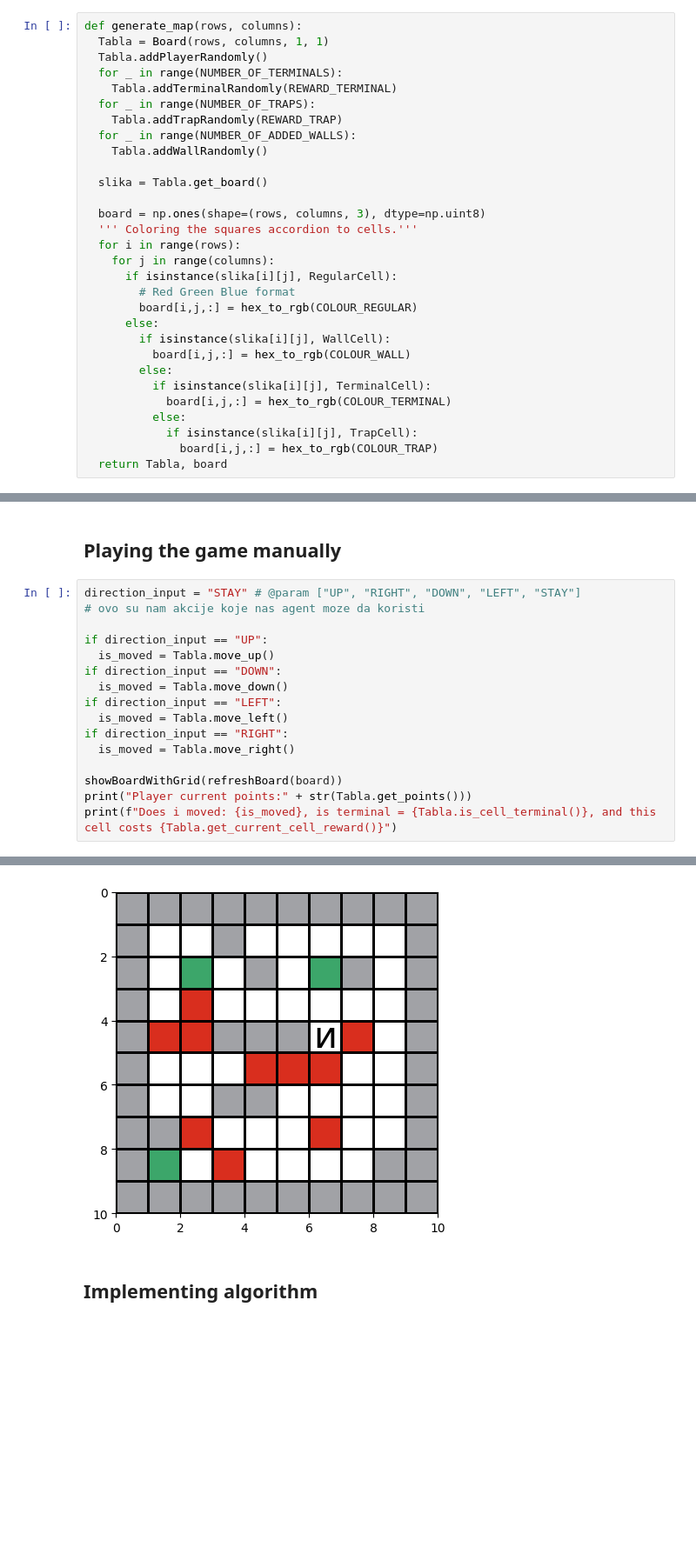
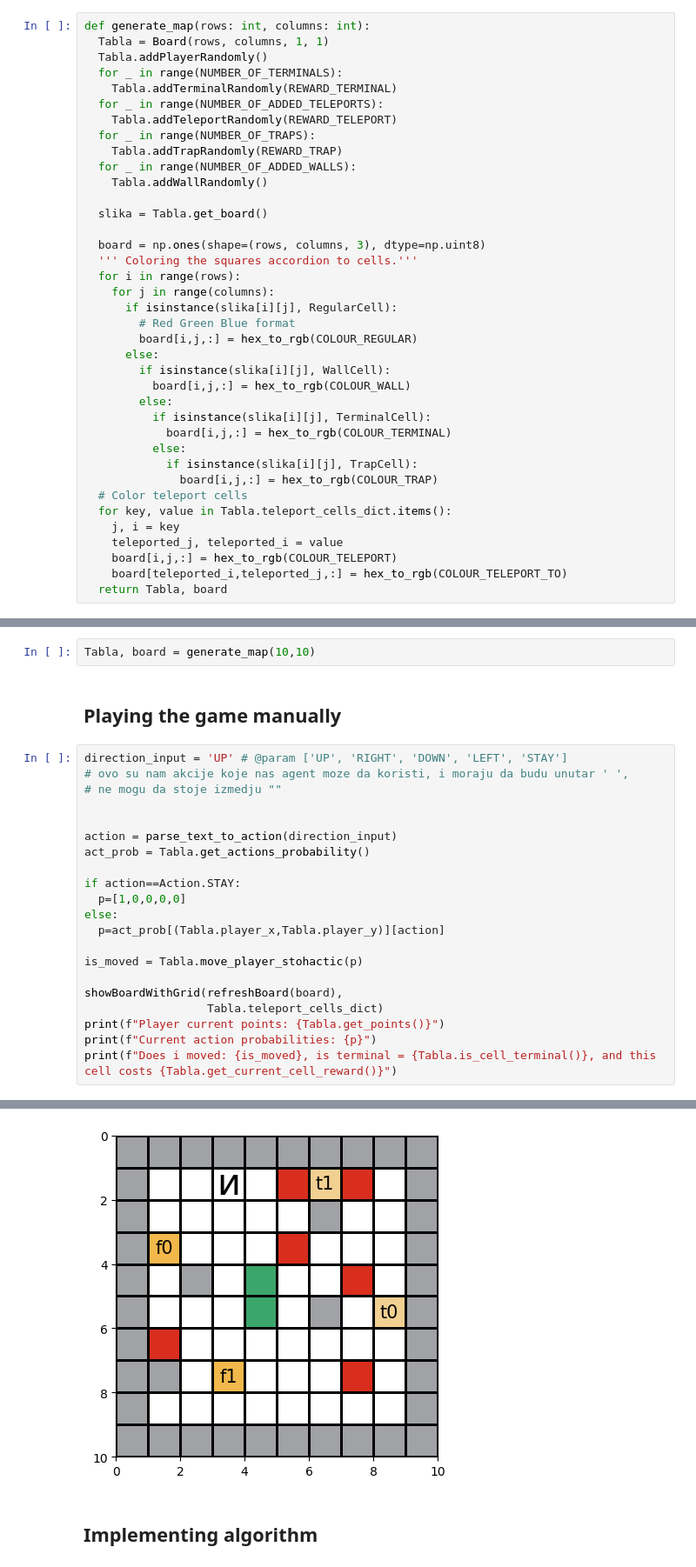
Before and after one commit to djole07/Maze, a Jupyter notebook: maze.ipynb, the cells around one changed output, grey strips where cells are left out. Shown at 87% size. Drawn from its saved outputs; the diff is of its cells as text; blank space fills up the shorter version.

```diff
--- a/maze.ipynb
+++ b/maze.ipynb
@@ -376,9 +576,11 @@ def hex_to_rgb(hex_value):
 # %%
-def generate_map(rows, columns):
+def generate_map(rows: int, columns: int):
   Tabla = Board(rows, columns, 1, 1)
   Tabla.addPlayerRandomly()
   for _ in range(NUMBER_OF_TERMINALS):
     Tabla.addTerminalRandomly(REWARD_TERMINAL)
+  for _ in range(NUMBER_OF_ADDED_TELEPORTS):
+    Tabla.addTeleportRandomly(REWARD_TELEPORT)
   for _ in range(NUMBER_OF_TRAPS):
     Tabla.addTrapRandomly(REWARD_TRAP)
   for _ in range(NUMBER_OF_ADDED_WALLS):
@@ -402,4 +604,10 @@ def generate_map(rows, columns):
           else:
             if isinstance(slika[i][j], TrapCell):
               board[i,j,:] = hex_to_rgb(COLOUR_TRAP)
+  # Color teleport cells
+  for key, value in Tabla.teleport_cells_dict.items():
+    j, i = key
+    teleported_j, teleported_i = value
+    board[i,j,:] = hex_to_rgb(COLOUR_TELEPORT)
+    board[teleported_i,teleported_j,:] = hex_to_rgb(COLOUR_TELEPORT_TO)
   return Tabla, board
@@ -463,19 +614,26 @@ for i in range(ROWS):
+# %%
+Tabla, board = generate_map(10,10)
 # %% [markdown]
 ## Playing the game manually
 # %%
-direction_input = "STAY" # @param ["UP", "RIGHT", "DOWN", "LEFT", "STAY"]
-# ovo su nam akcije koje nas agent moze da koristi
+direction_input = 'UP' # @param ['UP', 'RIGHT', 'DOWN', 'LEFT', 'STAY']
+# ovo su nam akcije koje nas agent moze da koristi, i moraju da budu unutar ' ',
+# ne mogu da stoje izmedju ""
 
-if direction_input == "UP":
-  is_moved = Tabla.move_up()
-if direction_input == "DOWN":
-  is_moved = Tabla.move_down()
-if direction_input == "LEFT":
-  is_moved = Tabla.move_left()
-if direction_input == "RIGHT":
-  is_moved = Tabla.move_right()
 
-showBoardWithGrid(refreshBoard(board))
-print("Player current points:" + str(Tabla.get_points()))
+action = parse_text_to_action(direction_input)
+act_prob = Tabla.get_actions_probability()
+
+if action==Action.STAY:
+  p=[1,0,0,0,0]
+else:
+  p=act_prob[(Tabla.player_x,Tabla.player_y)][action]
+
+is_moved = Tabla.move_player_stohactic(p)
+
+showBoardWithGrid(refreshBoard(board),
+                  Tabla.teleport_cells_dict)
+print(f"Player current points: {Tabla.get_points()}")
+print(f"Current action probabilities: {p}")
 print(f"Does i moved: {is_moved}, is terminal = {Tabla.is_cell_terminal()}, and this cell costs {Tabla.get_current_cell_reward()}")
 # %% [output]
@@ -484,4 +643,4 @@ Does i moved: True, is terminal = False, and this cell costs -1
-[figure, old version]
+[figure, new version]
 # %% [markdown]
 ## Implementing algorithm
 # %% [markdown]
```
Also changed, not shown: parts of 32 cells of this notebook.
